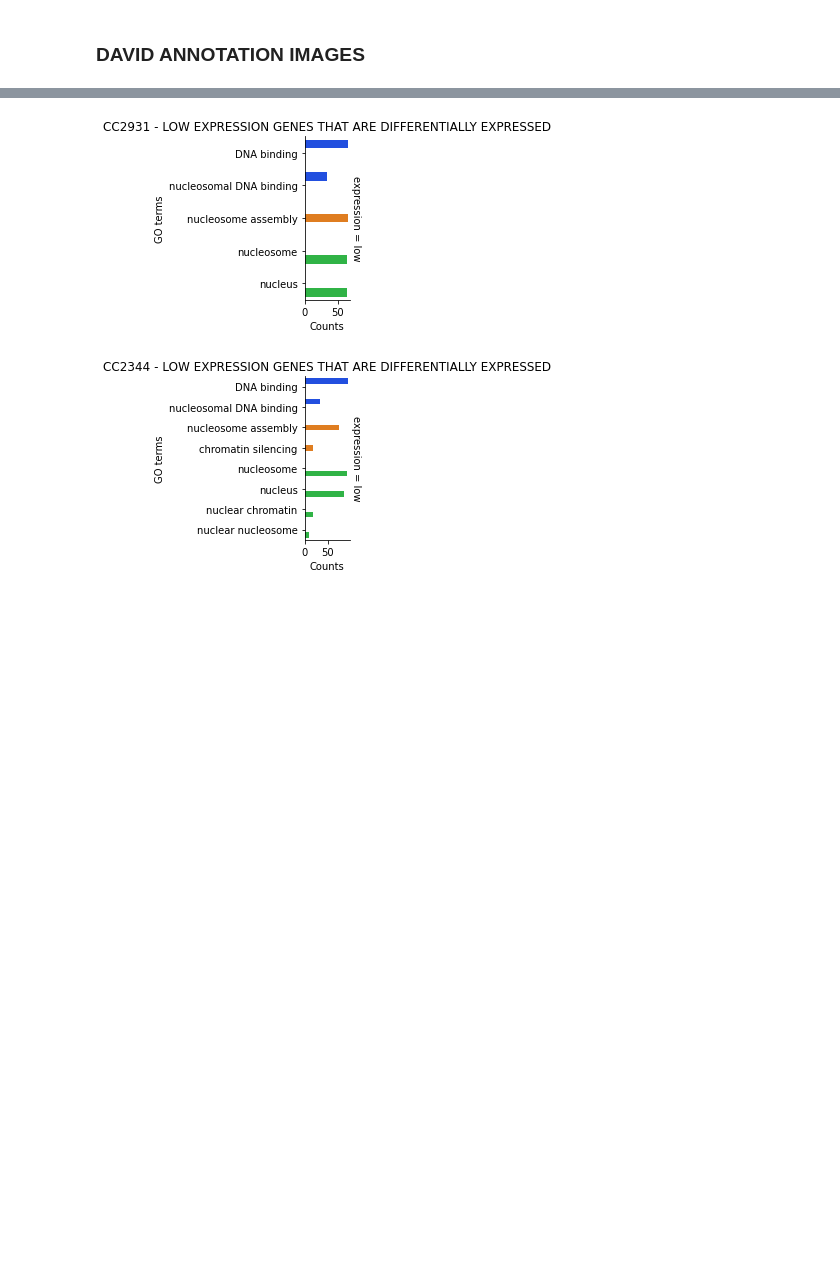
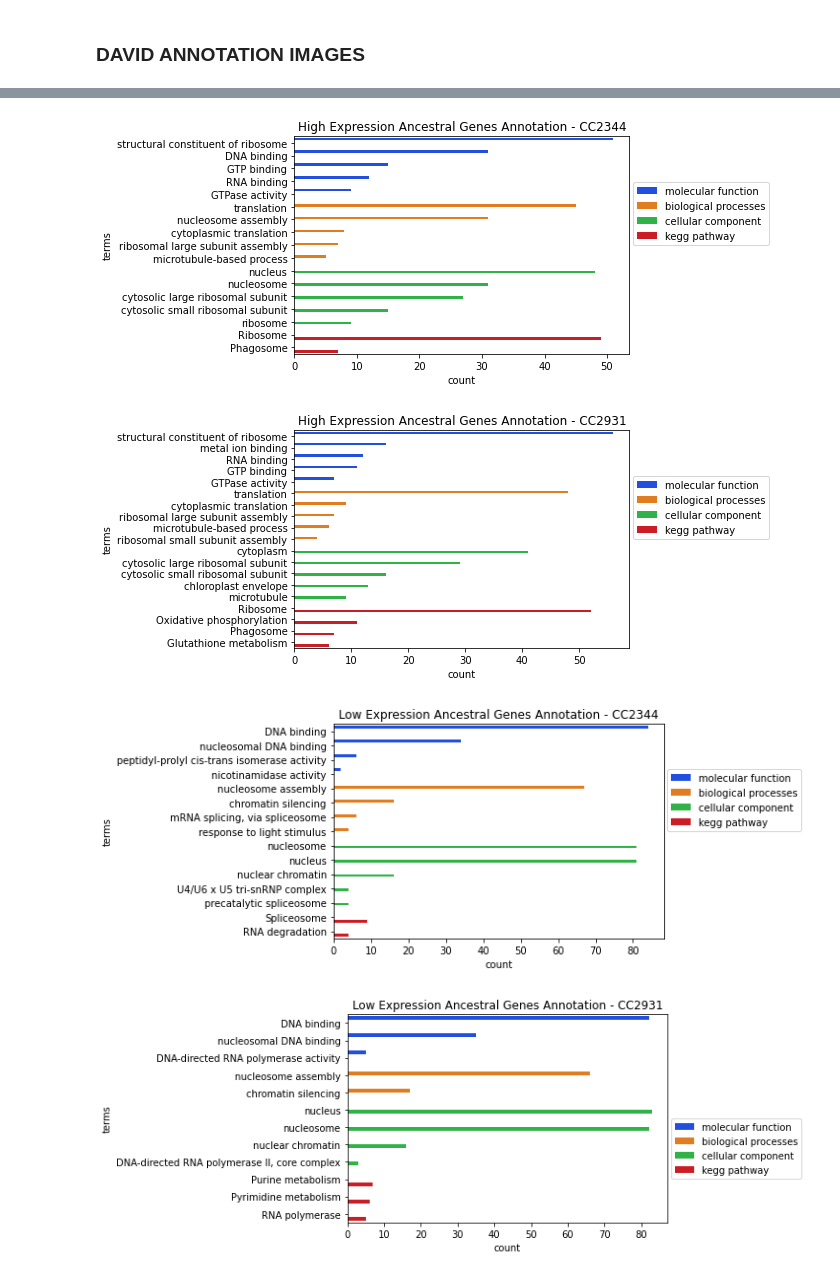
Before and after one commit to enibalogun/analysis, a Jupyter notebook: Gene_Annotation.ipynb, the cells around one changed output, grey strips where cells are left out. Saved outputs shown, nothing was run; the diff lists cells and outputs as text; code cells hidden in the pictures; blank space fills up the shorter version.

```diff
--- a/Gene_Annotation.ipynb
+++ b/Gene_Annotation.ipynb
@@ -522,18 +572,56 @@ plt.savefig('/research/projects/chlamydomonas/MAexpression/analysis/DEGs/DAVID_a
-# %%
-g = sns.FacetGrid(DEGs_LO.loc[DEGs_LO['sample'] == 'CC2931'], row = "expression", col = "sample", margin_titles=True)
-g.map_dataframe(sns.barplot, x = "count", y = "terms", hue = 'type', palette=sns.color_palette('bright'))
-plt.xlabel('Counts')
-plt.ylabel('GO terms')
-plt.title("CC2931 - LOW EXPRESSION GENES THAT ARE DIFFERENTIALLY EXPRESSED")
-plt.savefig('/research/projects/chlamydomonas/MAexpression/analysis/DEGs/DAVID_anno/images/CC2931 differentially expressed LEGs.pdf', format = 'pdf', dpi = 150, bbox_inches = 'tight')
-# %% [output]
-[figure, removed]
-# %%
-g = sns.FacetGrid(DEGs_LO.loc[DEGs_LO['sample'] == 'CC2344'], row = "expression", col = "sample", margin_titles=True)
-g.map_dataframe(sns.barplot, x = "count", y = "terms", hue = 'type', palette=sns.color_palette('bright'))
-plt.xlabel('Counts')
-plt.ylabel('GO terms')
-plt.title("CC2344 - LOW EXPRESSION GENES THAT ARE DIFFERENTIALLY EXPRESSED")
-plt.savefig('/research/projects/chlamydomonas/MAexpression/analysis/DEGs/DAVID_anno/images/CC2344 differentially expressed LEGs.pdf', format = 'pdf', dpi = 150, bbox_inches = 'tight')
-# %% [output]
-[figure, removed]
+# %%
+#### HIGH EXPRESSION GENES ####
+a = sns.barplot(data = HEGs.loc[HEGs['sample'] == 'CC2344'], x = 'count', y = 'terms', hue = 'type', palette=sns.color_palette('bright'))
+a.set_title('High Expression Ancestral Genes Annotation - CC2344')
+plt.legend(bbox_to_anchor=(1.01, 0.5), borderaxespad=0)
+plt.savefig('/research/projects/chlamydomonas/MAexpression/analysis/DEGs/DAVID_anno/images/high_expression_genes_CC2344.pdf', format = 'pdf', dpi = 150, bbox_inches = 'tight')
+
+plt.figure()
+a = sns.barplot(data = HEGs.loc[HEGs['sample'] == 'CC2931'], x = 'count', y = 'terms', hue = 'type', palette=sns.color_palette('bright'))
+a.set_title('High Expression Ancestral Genes Annotation - CC2931')
+plt.legend(bbox_to_anchor=(1.01, 0.5), borderaxespad=0)
+plt.savefig('/research/projects/chlamydomonas/MAexpression/analysis/DEGs/DAVID_anno/images/high_expression_genes_CC2931.pdf', format = 'pdf', dpi = 150, bbox_inches = 'tight')
+
+#### LOW EXPRESSION GENES ####
+plt.figure()
+a = sns.barplot(data = LEGs.loc[LEGs['sample'] == 'CC2344'], x = 'count', y = 'terms', hue = 'type', palette=sns.color_palette('bright'))
+a.set_title('Low Expression Ancestral Genes Annotation - CC2344')
+plt.legend(bbox_to_anchor=(1.01, 0.5), borderaxespad=0)
+plt.savefig('/research/projects/chlamydomonas/MAexpression/analysis/DEGs/DAVID_anno/images/low_expression_genes_CC2344.pdf', format = 'pdf', dpi = 150, bbox_inches = 'tight')
+
+plt.figure()
+a = sns.barplot(data = LEGs.loc[LEGs['sample'] == 'CC2931'], x = 'count', y = 'terms', hue = 'type', palette=sns.color_palette('bright'))
+a.set_title('Low Expression Ancestral Genes Annotation - CC2931')
+plt.legend(bbox_to_anchor=(1.01, 0.5), borderaxespad=0)
+plt.savefig('/research/projects/chlamydomonas/MAexpression/analysis/DEGs/DAVID_anno/images/low_expression_genes_CC2931.pdf', format = 'pdf', dpi = 150, bbox_inches = 'tight')
+
+#### ALL DIFFERNTIALLY EXPRESSED GENES ####
+plt.figure()
+a = sns.barplot(data = DEGs.loc[DEGs['sample'] == 'CC2344'], x = 'count', y = 'terms', hue = 'type', palette=sns.color_palette('bright'))
+a.set_title('All Differentially Expressed Genes Annotation - CC2344')
+plt.legend(bbox_to_anchor=(1.01, 0.5), borderaxespad=0)
+plt.savefig('/research/projects/chlamydomonas/MAexpression/analysis/DEGs/DAVID_anno/images/DEGs_allsamples_CC2344.pdf', format = 'pdf', dpi = 150, bbox_inches = 'tight')
+
+plt.figure()
+a = sns.barplot(data = DEGs.loc[DEGs['sample'] == 'CC2931'], x = 'count', y = 'terms', hue = 'type', palette=sns.color_palette('bright'))
+a.set_title('All Differentially Expressed Genes Annotation - CC2931')
+plt.legend(bbox_to_anchor=(1.01, 0.5), borderaxespad=0)
+plt.savefig('/research/projects/chlamydomonas/MAexpression/analysis/DEGs/DAVID_anno/images/DEGs_allsamples_CC2931.pdf', format = 'pdf', dpi = 150, bbox_inches = 'tight')
+
+#### HIGH EXPRESSION DEGs ####
+plt.figure()
+a = sns.barplot(data = DEGs_HI.loc[DEGs_HI['sample'] == 'CC2344'], x = 'count', y = 'terms', hue = 'type', palette=sns.color_palette('bright'))
+a.set_title('All High Expression DEGs Annotation - CC2344')
+plt.legend(bbox_to_anchor=(1.01, 0.5), borderaxespad=0)
+plt.savefig('/research/projects/chlamydomonas/MAexpression/analysis/DEGs/DAVID_anno/images/high_expression_DEGs_CC2344.pdf', format = 'pdf', dpi = 150, bbox_inches = 'tight')
+
+plt.figure()
+a = sns.barplot(data = DEGs_HI.loc[DEGs_HI['sample'] == 'CC2931'], x = 'count', y = 'terms', hue = 'type', palette=sns.color_palette('bright'))
+a.set_title('All High Expression DEGs Annotation - CC2931')
+plt.legend(bbox_to_anchor=(1.01, 0.5), borderaxespad=0)
+plt.savefig('/research/projects/chlamydomonas/MAexpression/analysis/DEGs/DAVID_anno/images/high_expression_DEGs_CC2931.pdf', format = 'pdf', dpi = 150, bbox_inches = 'tight')
+# %% [output]
+[figure, added]
+[figure, added]
+[figure, added]
+[figure, added]
```
Also changed, not shown: parts of 42 cells of this notebook, 4 other files.
